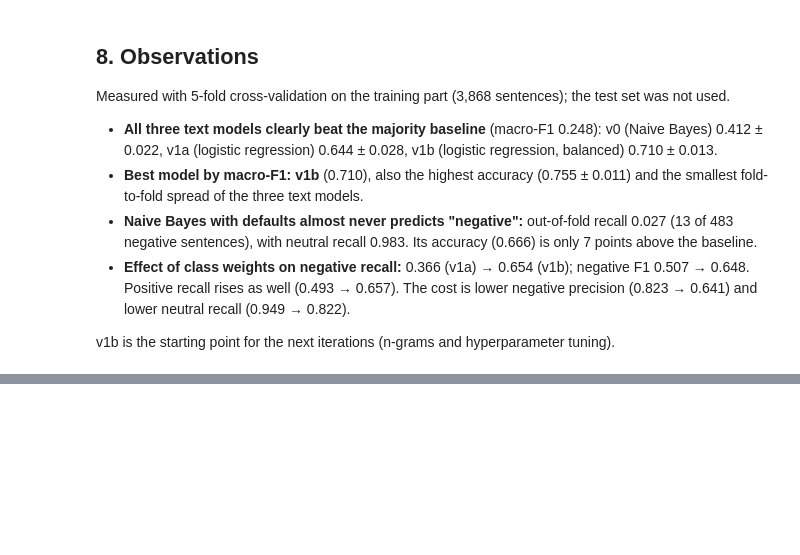
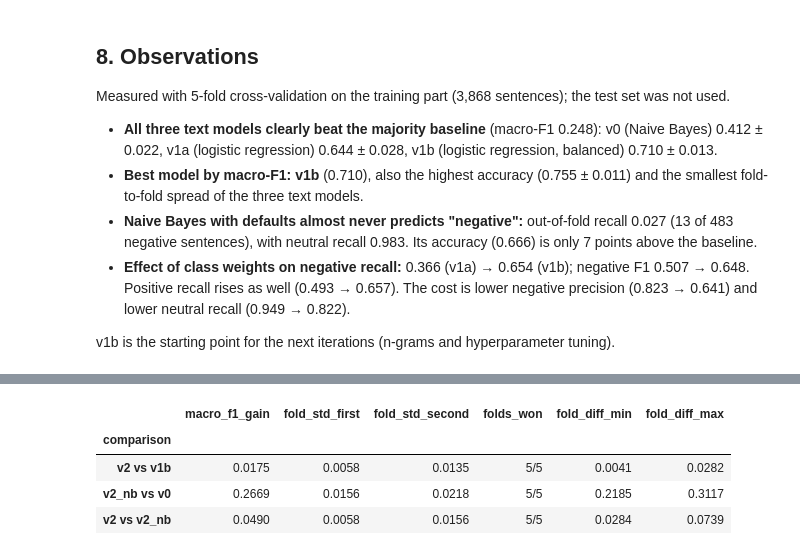
Before and after one commit to santi753/IU_Portafolio_Artificial_Intelligence, a Jupyter notebook: notebooks/02_training_evaluation.ipynb, the cells around one changed output, grey strips where cells are left out. Drawn from its saved outputs; the diff is of its cells as text; code cells hidden in the pictures; blank space fills up the shorter version.

```diff
--- a/notebooks/02_training_evaluation.ipynb
+++ b/notebooks/02_training_evaluation.ipynb
@@ -276,0 +481,25 @@ v1b is the starting point for the next iterations (n-grams and hyperparameter tu
+# %%
+# (c) Macro-F1 gains relative to the fold standard deviation; fold-wise differences are
+# paired (same folds), so they show how consistent a gain is
+pairs = {"v2 vs v1b": (cv_v2, cv_v1b), "v2_nb vs v0": (cv_v2_nb, cv_v0), "v2 vs v2_nb": (cv_v2, cv_v2_nb)}
+gain_rows = []
+for name, (a, b) in pairs.items():
+    diff = np.subtract(a["fold_macro_f1"], b["fold_macro_f1"])
+    gain_rows.append(
+        {
+            "comparison": name,
+            "macro_f1_gain": a["macro_f1_mean"] - b["macro_f1_mean"],
+            "fold_std_first": a["macro_f1_std"],
+            "fold_std_second": b["macro_f1_std"],
+            "folds_won": f"{int((diff > 0).sum())}/{len(diff)}",
+            "fold_diff_min": diff.min(),
+            "fold_diff_max": diff.max(),
+        }
+    )
+pd.DataFrame(gain_rows).set_index("comparison").round(4)
+# %% [output]
+|  | macro_f1_gain | fold_std_first | fold_std_second | folds_won | fold_diff_min | fold_diff_max |
+| comparison |  |  |  |  |  |  |
+| v2 vs v1b | 0.0175 | 0.0058 | 0.0135 | 5/5 | 0.0041 | 0.0282 |
+| v2_nb vs v0 | 0.2669 | 0.0156 | 0.0218 | 5/5 | 0.2185 | 0.3117 |
+| v2 vs v2_nb | 0.0490 | 0.0058 | 0.0156 | 5/5 | 0.0284 | 0.0739 |
```
Also changed, not shown: parts of 13 cells of this notebook, 8 other files.
